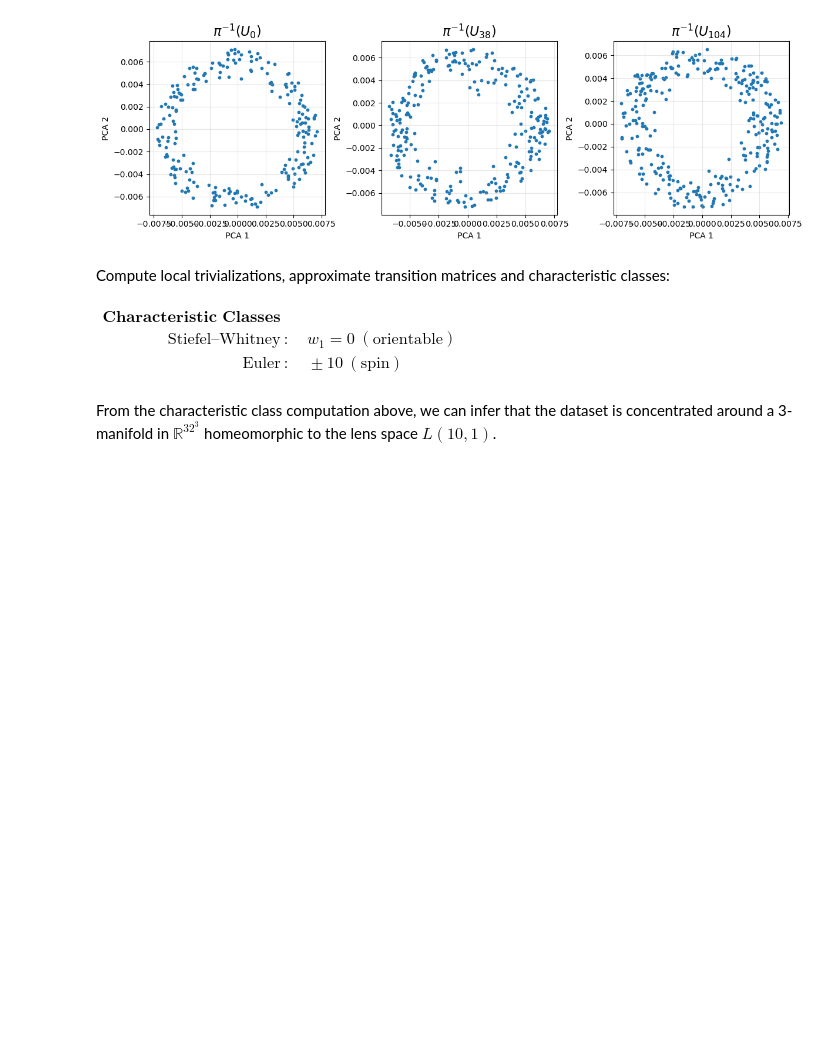
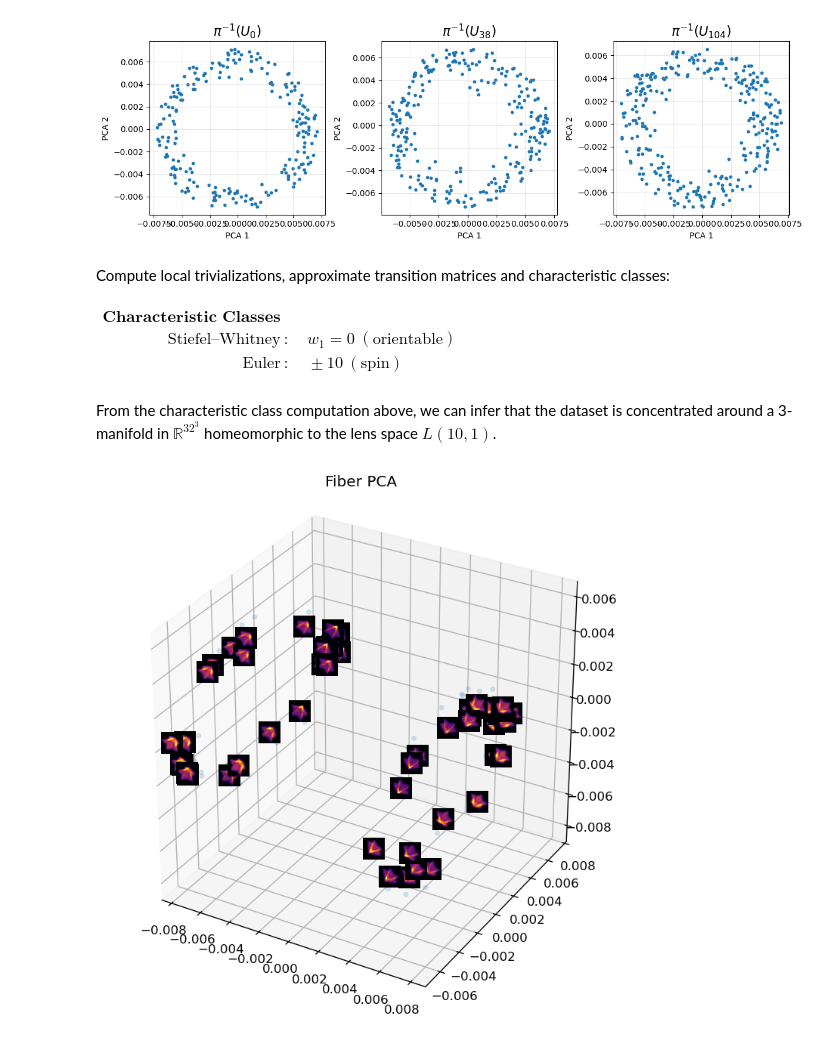
Before and after one commit to bradturow/Circle_Bundles, a Jupyter notebook: notebooks/tutorials/all/07_star_density_unwrapping.ipynb, the cells around one changed output. Drawn from its saved outputs; the diff is of its cells as text; code cells hidden in the pictures; blank space fills up the shorter version.

```diff
--- a/notebooks/tutorials/all/07_star_density_unwrapping.ipynb
+++ b/notebooks/tutorials/all/07_star_density_unwrapping.ipynb
@@ -273,3 +273,9 @@ s2_class_result = s2_bundle.get_classes(show_classes = True)
 $\displaystyle \begin{aligned}\textbf{Characteristic Classes} & \\[8pt]\quad \text{Stiefel--Whitney} &:\quad w_1 = 0\ (\text{orientable})\\[4pt]\quad \text{Euler} &:\quad \pm 10\ (\text{spin})\end{aligned}$
 # %% [markdown]
 From the characteristic class computation above, we can infer that the dataset is concentrated around a 3-manifold in $\mathbb{R}^{32^{3}}$ homeomorphic to the lens space $L(10,1)$.
+# %%
+# Thumbnail for gallery (hidden cell)
+from IPython.display import Image, display
+display(Image(filename="thumbnail.png"))
+# %% [output]
+[figure, added]
```
Also changed, not shown: 1 other file.
